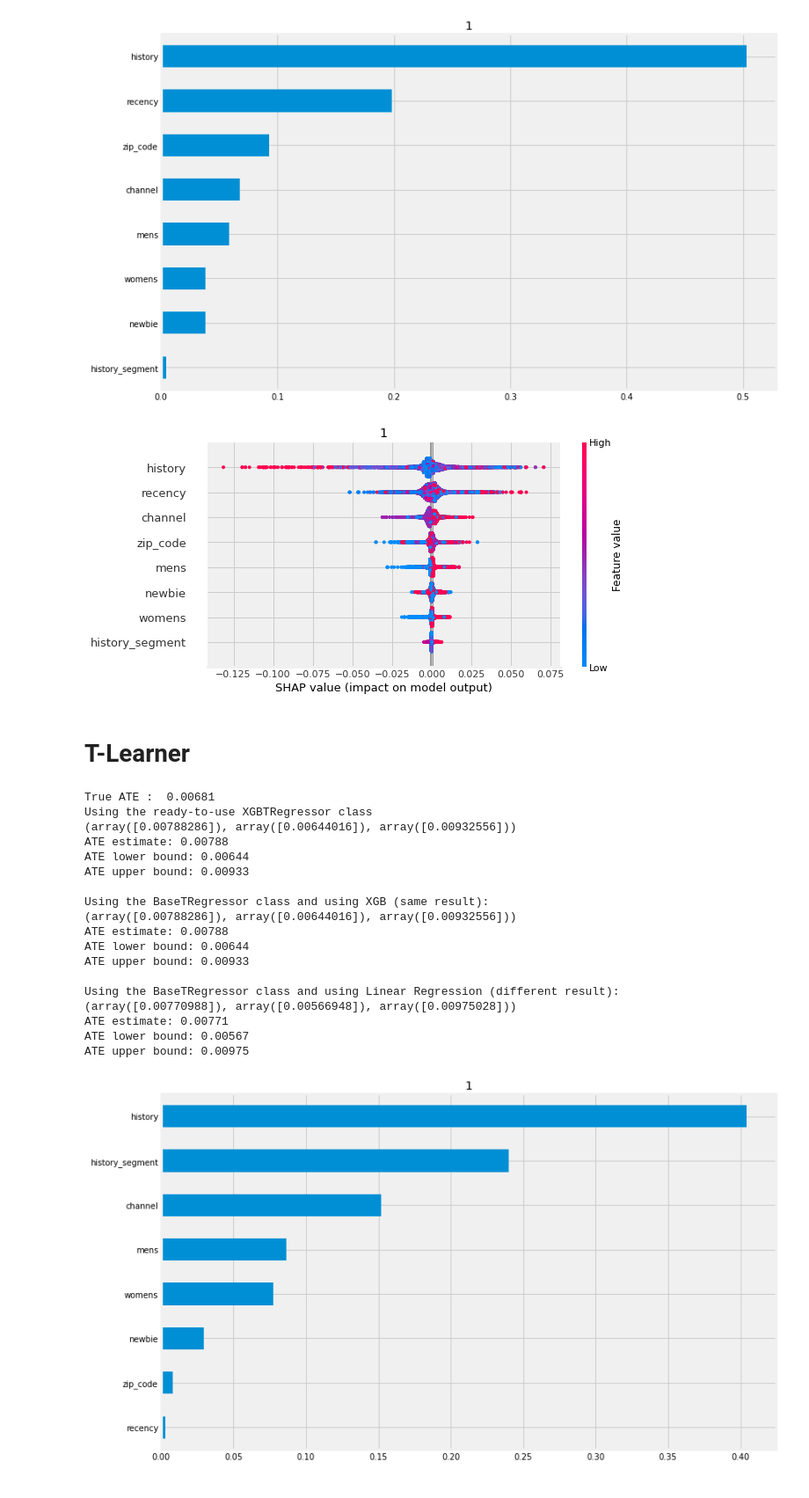
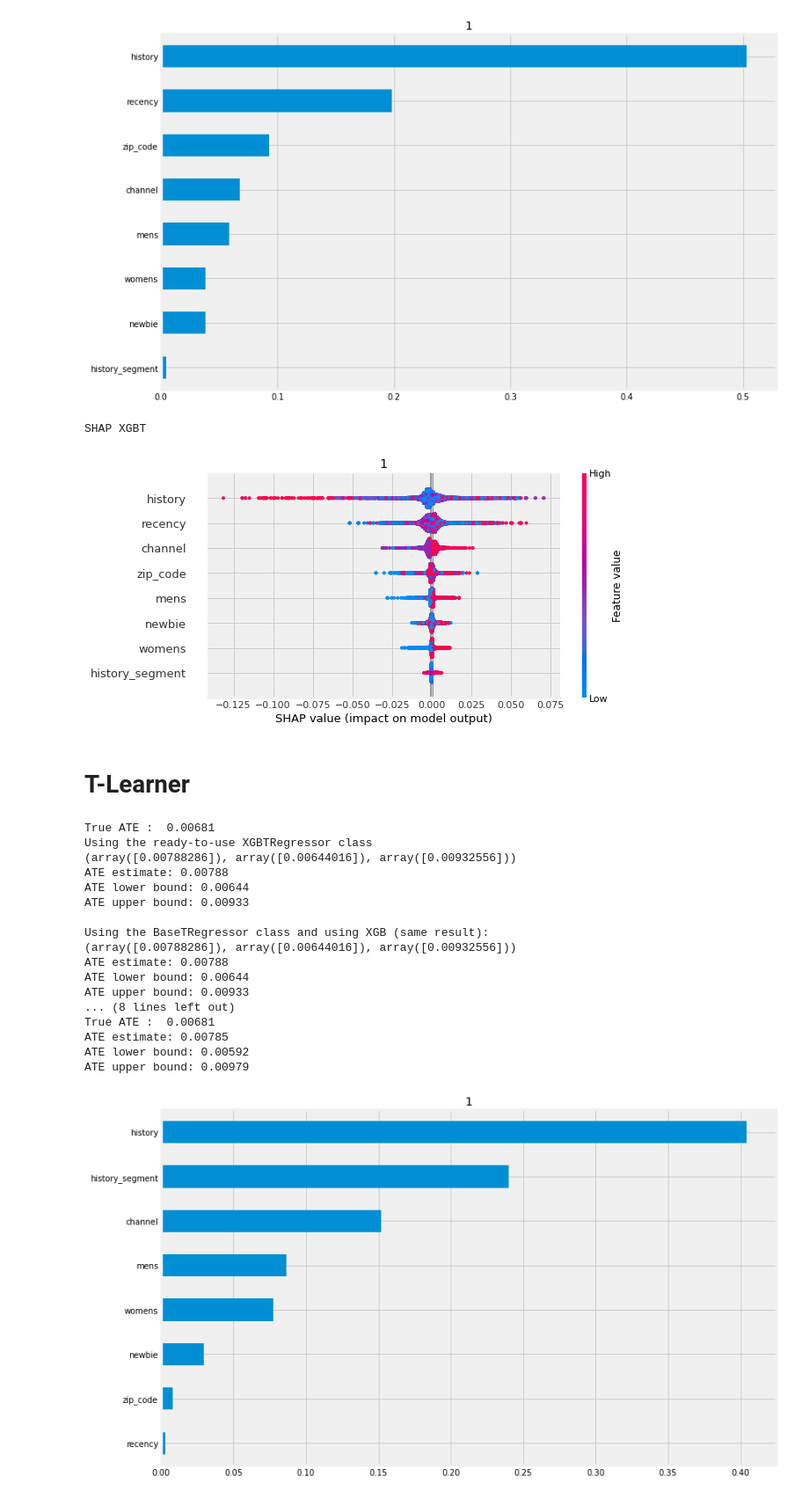
Before and after one commit to ryotoitoi/econome_ml_demo, a Jupyter notebook: notebook/mail_demo/biased/biased_mail_causalml.ipynb, the cells around one changed output. Shown at 88% size. Saved outputs shown, nothing was run; the diff lists cells and outputs as text; code cells hidden in the pictures.

```diff
--- a/notebook/mail_demo/biased/biased_mail_causalml.ipynb
+++ b/notebook/mail_demo/biased/biased_mail_causalml.ipynb
@@ -152,16 +158,18 @@ dtype: int64
 # S-Learner
 # %%
 # Ready-to-use S-Learner using LinearRegression
-learner_s = LRSRegressor()
-ate_s = learner_s.estimate_ate(X=X, treatment=T, y=y)
+print("LinearRegression")
+learner_s_lr = LRSRegressor()
+ate_s = learner_s_lr.estimate_ate(X=X, treatment=T, y=y)
 print(ate_s)
 print("True ATE : ", True_ATE)
 print('ATE estimate: {:.05f}'.format(ate_s[0][0]))
 print('ATE lower bound: {:.05f}'.format(ate_s[1][0]))
 print('ATE upper bound: {:.05f}'.format(ate_s[2][0]))
 
-learner_s =  XGBTRegressor()
-ate_s = learner_s.estimate_ate(X=X, treatment=T, y=y)
+print("XGBTRegressor")
+learner_s_xgbt =  XGBTRegressor()
+ate_s = learner_s_xgbt.estimate_ate(X=X, treatment=T, y=y)
 print(ate_s)
 print("True ATE : ", True_ATE)
 print('ATE estimate: {:.05f}'.format(ate_s[0][0]))
@@ -178,4 +188,7 @@ True ATE :  0.00681
 ATE estimate: 0.00788
 ATE lower bound: 0.00644
 ATE upper bound: 0.00933
+# %%
+# calculate ITE
+slearner_tau_xgbt = learner_s_xgbt.fit_predict(X, T, y)
 # %%
@@ -189,9 +201,10 @@ learner_s.plot_importance(X=X,
 [figure]
 # %%
 # Using SHAP
-shap_slearner = learner_s.get_shap_values(X=X, tau=slearner_tau)
-
+print("SHAP XGBT")
+shap_slearner = learner_s_xgbt.get_shap_values(X=X, tau=slearner_tau_xgbt)
 # Plot shap values without specifying shap_dict
-learner_s.plot_shap_values(X=X, shap_dict=shap_slearner, features=X.columns)
+learner_s_xgbt.plot_shap_values(X=X, shap_dict=shap_slearner, features=X.columns)
 # %% [output]
+SHAP XGBT
-[figure, old version]
+[figure, new version]
@@ -227,6 +262,15 @@ print(ate_t)
 print('ATE estimate: {:.05f}'.format(ate_t[0][0]))
 print('ATE lower bound: {:.05f}'.format(ate_t[1][0]))
 print('ATE upper bound: {:.05f}'.format(ate_t[2][0]))
+
+print("LightGBM")
+learner_t_lgb = BaseTRegressor(learner=lgb.LGBMRegressor(), ate_alpha=0.05)
+ate_t = learner_t_lgb.estimate_ate(X=X, treatment=T, y=y)
+print(ate_t)
+print("True ATE : ", True_ATE)
+print('ATE estimate: {:.05f}'.format(ate_s[0][0]))
+print('ATE lower bound: {:.05f}'.format(ate_s[1][0]))
+print('ATE upper bound: {:.05f}'.format(ate_s[2][0]))
 # %% [output]
 True ATE :  0.00681
 Using the ready-to-use XGBTRegressor class
@@ -240,12 +284,11 @@ Using the BaseTRegressor class and using XGB (same result):
 ATE estimate: 0.00788
 ATE lower bound: 0.00644
 ATE upper bound: 0.00933
-
-Using the BaseTRegressor class and using Linear Regression (different result):
-(array([0.00770988]), array([0.00566948]), array([0.00975028]))
-ATE estimate: 0.00771
-ATE lower bound: 0.00567
-ATE upper bound: 0.00975
+... (8 lines left out)
+True ATE :  0.00681
+ATE estimate: 0.00785
+ATE lower bound: 0.00592
+ATE upper bound: 0.00979
 # %%
 tlearner_tau = learner_t.fit_predict(X, T, y)
 learner_t.plot_importance(X=X,
```
Also changed, not shown: parts of 12 cells of this notebook, 1 other file.
